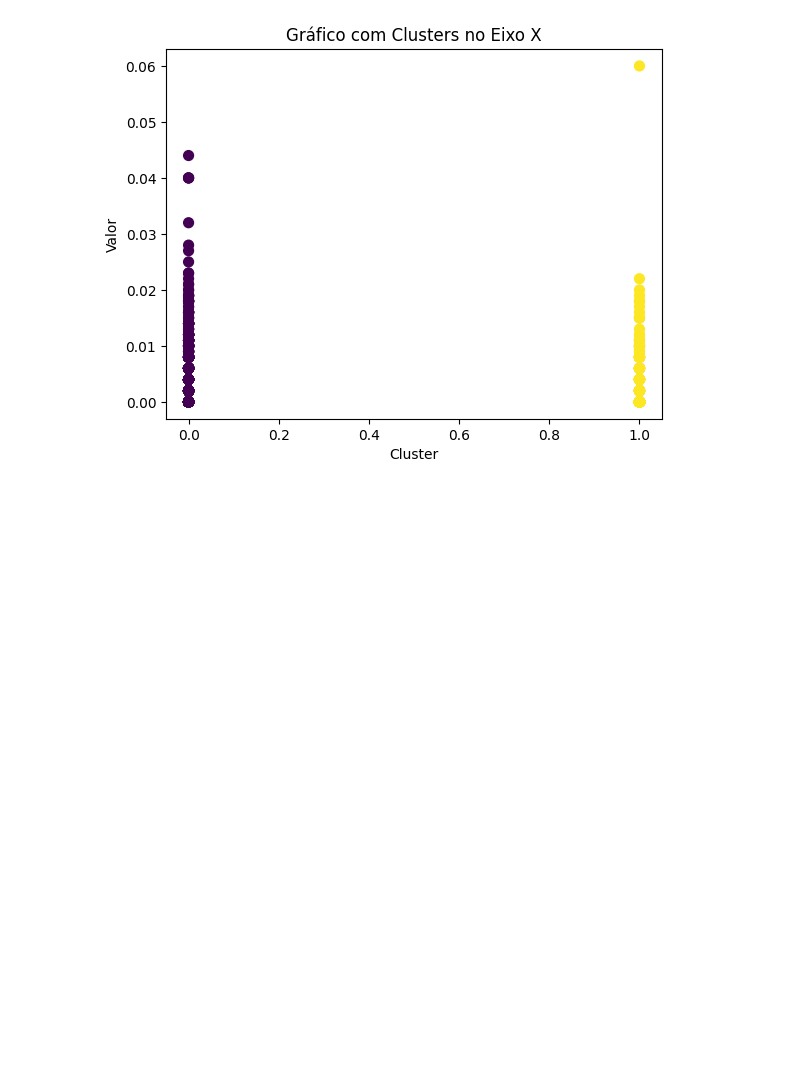
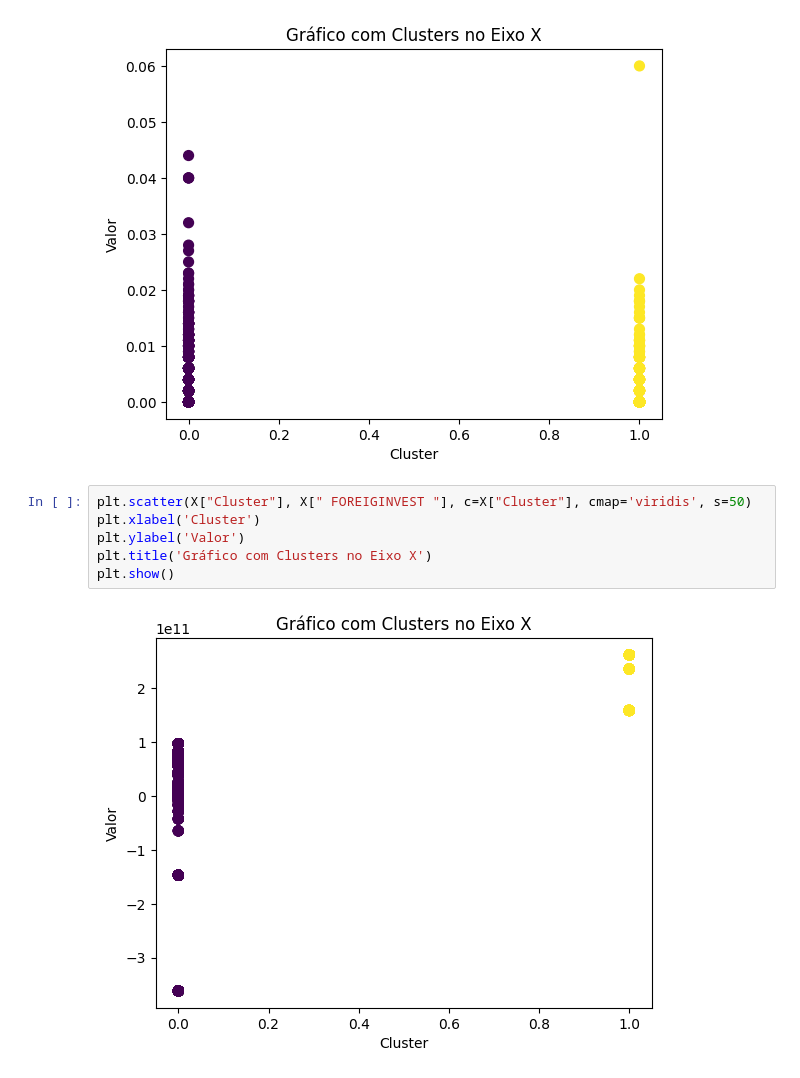
Before and after one commit to AlcirCastro/Intelig-ncia-Artificial-2o-Trabalho-Experimento-de-Aprendizado-N-o-Supervisionado, a Jupyter notebook: Trabalho2_IA_Raised.ipynb, the cells around one changed output. Cells and saved outputs as stored; diff of their text form; blank space fills up the shorter version.

```diff
--- a/Trabalho2_IA_Raised.ipynb
+++ b/Trabalho2_IA_Raised.ipynb
@@ -344,3 +344,11 @@ plt.title('Gráfico com Clusters no Eixo X')
 plt.show()
 # %% [output]
 [figure]
+# %%
+plt.scatter(X["Cluster"], X[" FOREIGINVEST "], c=X["Cluster"], cmap='viridis', s=50)
+plt.xlabel('Cluster')
+plt.ylabel('Valor')
+plt.title('Gráfico com Clusters no Eixo X')
+plt.show()
+# %% [output]
+[figure, added]
```
Also changed, not shown: parts of 1 cell of this notebook.
